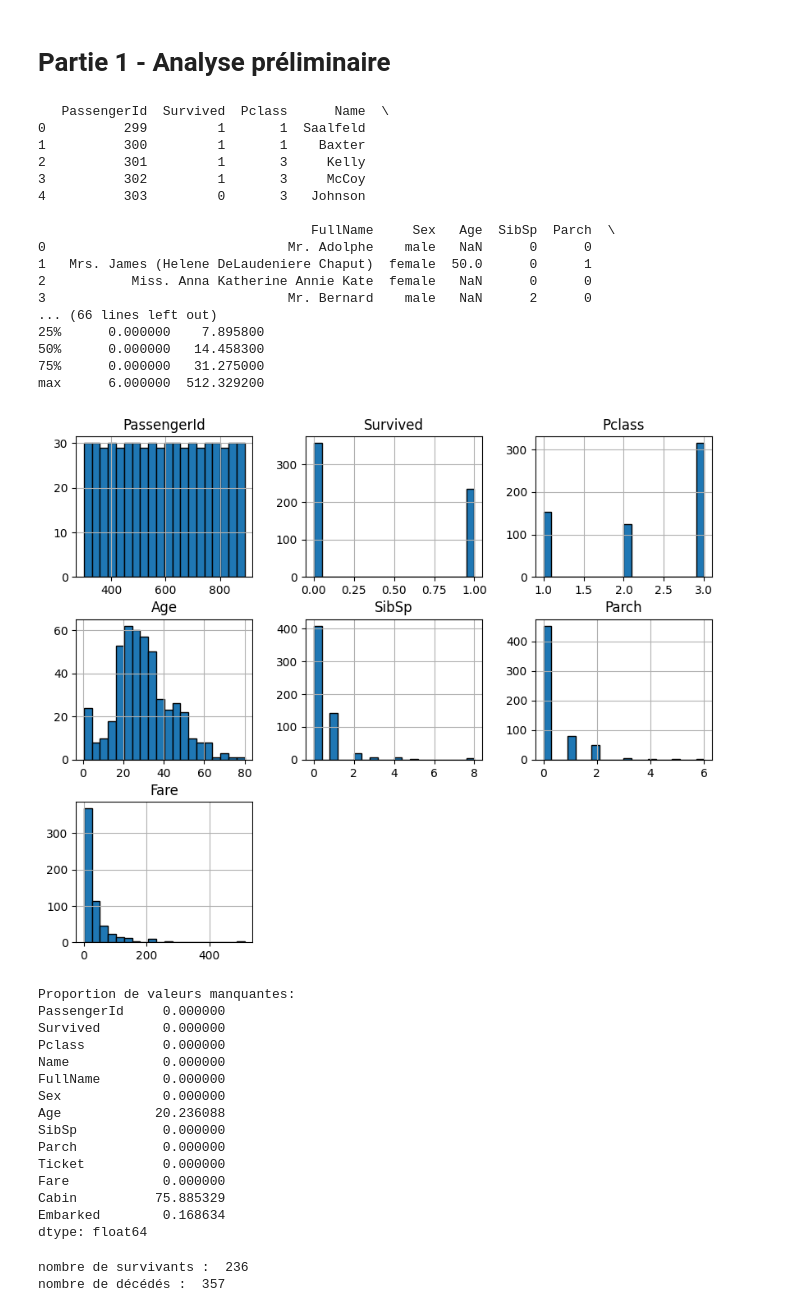
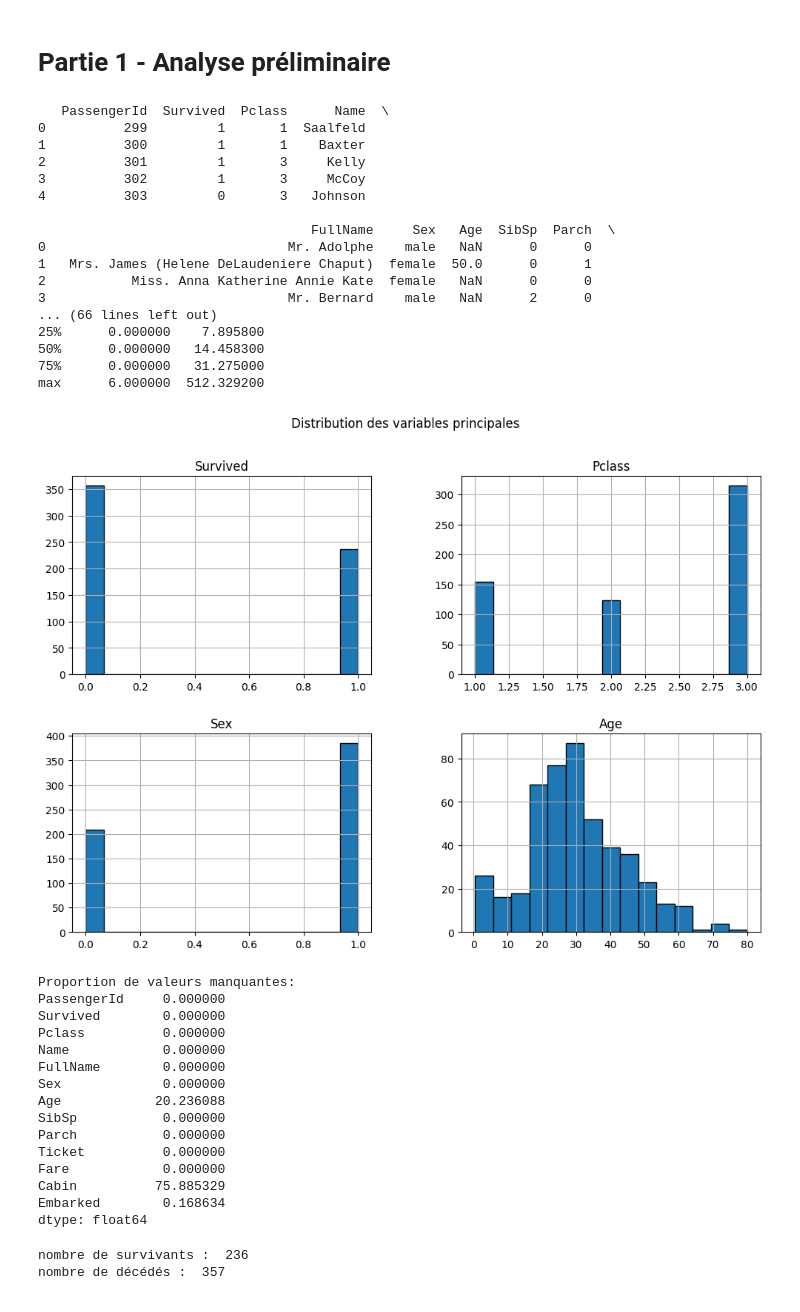
Before and after one commit to mathura-snth/Apprentissage-Stat, a Jupyter notebook: AS_TP/AS_TP4/TP4.ipynb, the cells around one changed output. Cells and saved outputs as stored; diff of their text form; code cells hidden in the pictures.

```diff
--- a/AS_TP/AS_TP4/TP4.ipynb
+++ b/AS_TP/AS_TP4/TP4.ipynb
@@ -14,36 +14,42 @@ from sklearn.metrics import classification_report
 import pandas as pd
 import matplotlib.pyplot as plt
 
 df = pd.read_csv("titanic_train.csv")
 print(df.head())
 print(f"\n\nTypes des variables :\n{df.dtypes}")
 print("\n\n Info :")
 df.info()
 print(f"\n\nStatistiques descriptives :\n{df.describe()}")
-df.hist(figsize=(10,8), bins=20, edgecolor='black')
-plt.title('Distribution des variables numériques')
+
+var_pcp = ['Survived', 'Pclass', 'Sex', 'Age']
+df_plot = df[var_pcp].copy()
+df_plot['Sex'] = df_plot['Sex'].map({'female': 0, 'male': 1})
+fig, ax = plt.subplots(figsize=(12, 8))
+df_plot.hist(ax=ax, bins=15, edgecolor='black')
+plt.suptitle('Distribution des variables principales')
 plt.show()
+
 print("\n\nProportion de valeurs manquantes:")
 print(df.isna().mean() * 100)
 # %% [output]
    PassengerId  Survived  Pclass      Name  \
 0          299         1       1  Saalfeld
 1          300         1       1    Baxter
 2          301         1       3     Kelly
 3          302         1       3     McCoy
 4          303         0       3   Johnson
 
                                    FullName     Sex   Age  SibSp  Parch  \
 0                               Mr. Adolphe    male   NaN      0      0
 1   Mrs. James (Helene DeLaudeniere Chaput)  female  50.0      0      1
 2           Miss. Anna Katherine Annie Kate  female   NaN      0      0
 3                               Mr. Bernard    male   NaN      2      0
 ... (66 lines left out)
 25%      0.000000    7.895800
 50%      0.000000   14.458300
 75%      0.000000   31.275000
 max      6.000000  512.329200
-[figure, old version]
+[figure, new version]
 Proportion de valeurs manquantes:
 PassengerId     0.000000
 Survived        0.000000
```
Also changed, not shown: parts of 16 cells of this notebook.
